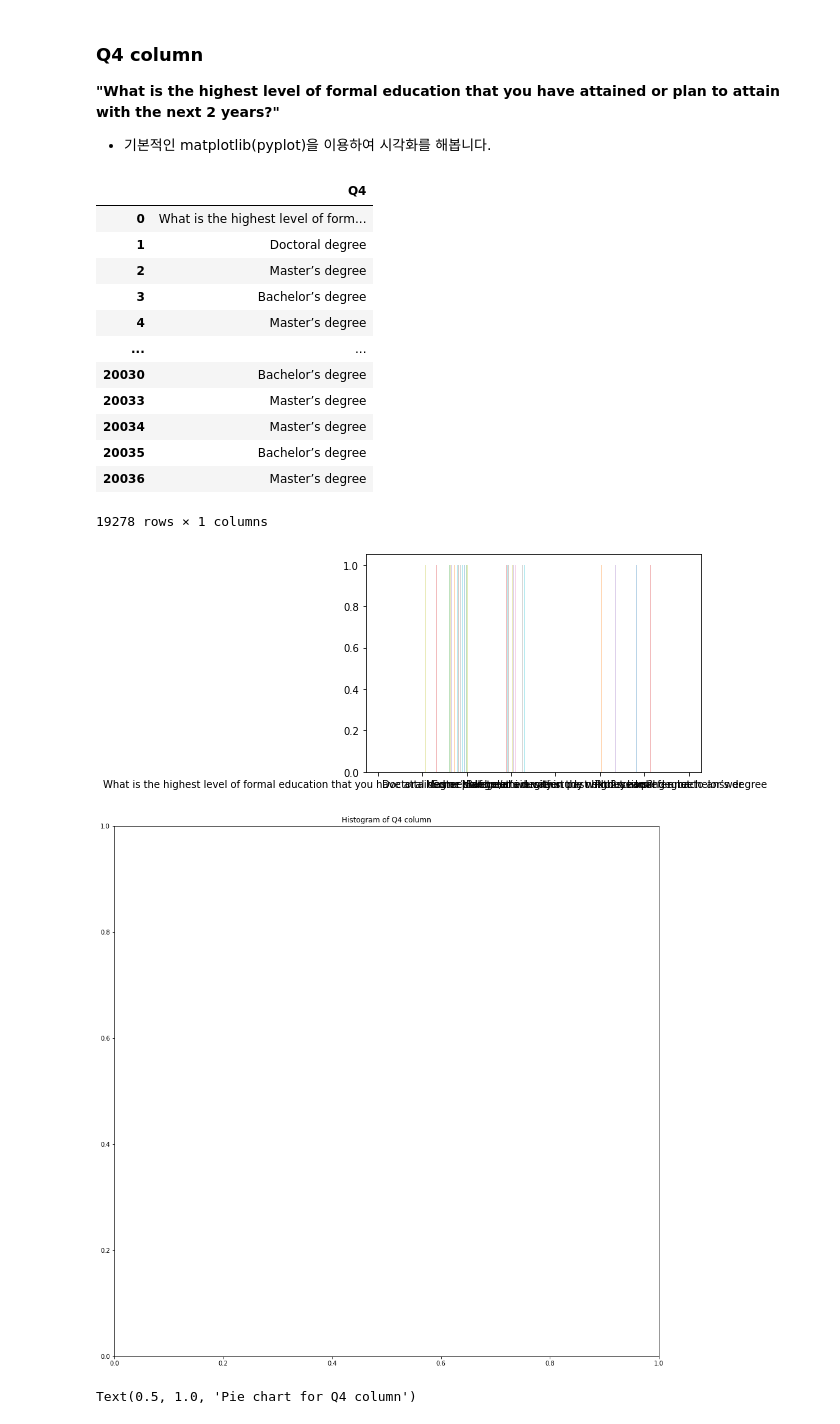
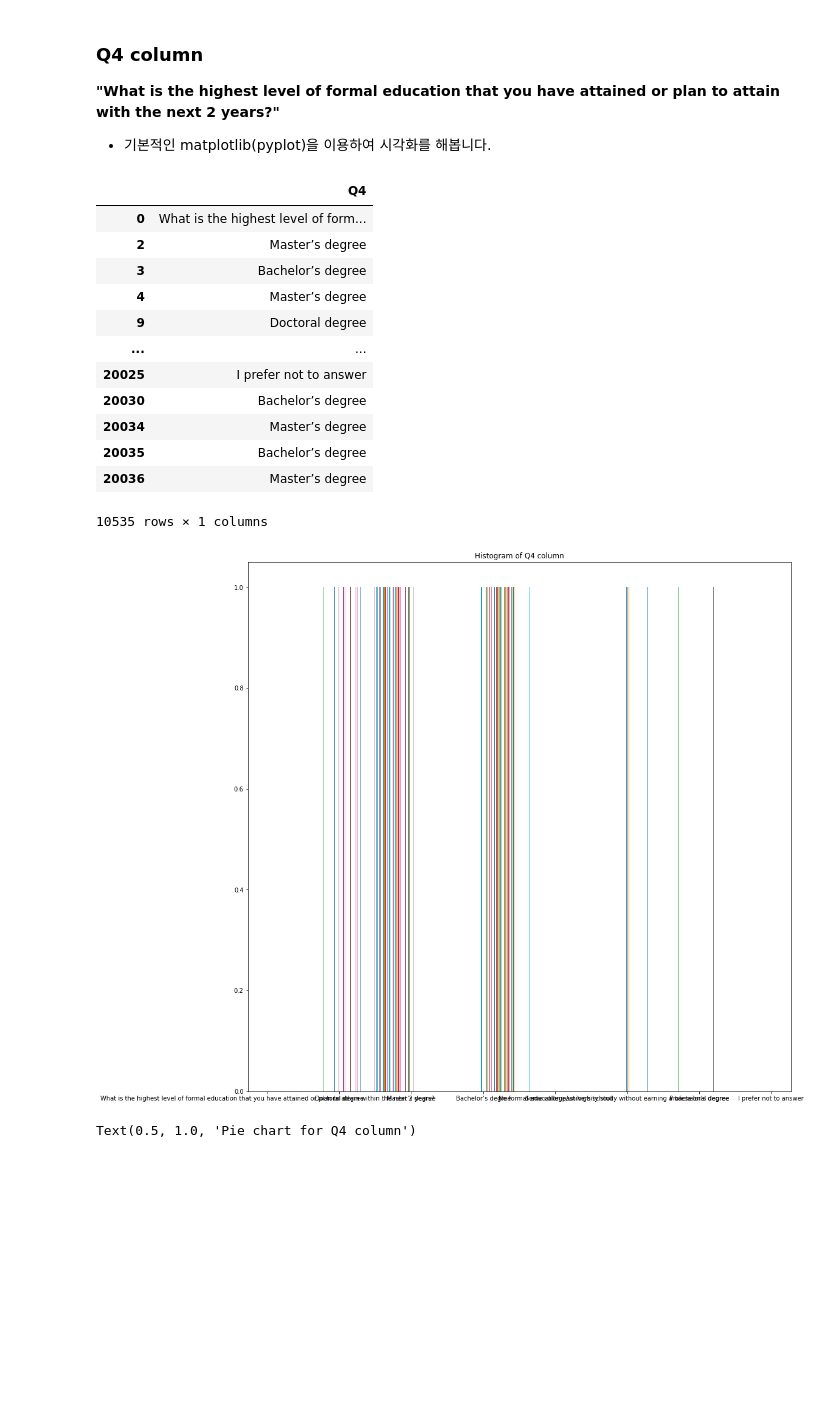
Before and after one commit to taeilkeemm/for-data-study, a Jupyter notebook: 01_04_Kaggle_Survey_EDA(220113).ipynb, the cells around one changed output. Saved outputs shown, nothing was run; the diff lists cells and outputs as text; code cells hidden in the pictures; blank space fills up the shorter version.

```diff
--- a/01_04_Kaggle_Survey_EDA(220113).ipynb
+++ b/01_04_Kaggle_Survey_EDA(220113).ipynb
@@ -31,7 +31,7 @@ data.head()
 # %%
 # edu_column
 # ds_column
-df = data[['Q4', 'Q5']]
+df = data[['Q4', 'Q5', 'Q6', 'Q15', 'Q20', 'Q22']]
 # %%
 # null이 아닌 row만
 df2 = df.dropna(axis=0)
@@ -60,25 +60,24 @@ Q4
 # %% [output]
 |  | Q4 |
 | 0 | What is the highest level of form... |
-| 1 | Doctoral degree |
 | 2 | Master’s degree |
 | 3 | Bachelor’s degree |
 | 4 | Master’s degree |
+| 9 | Doctoral degree |
 | ... | ... |
+| 20025 | I prefer not to answer |
 | 20030 | Bachelor’s degree |
-| 20033 | Master’s degree |
 | 20034 | Master’s degree |
 | 20035 | Bachelor’s degree |
 | 20036 | Master’s degree |
-19278 rows × 1 columns
+10535 rows × 1 columns
 # %%
-plt.hist(Q4, alpha=0.3)
 plt.figure(figsize=(16, 16))
+plt.hist(Q4)
 plt.title("Histogram of Q4 column")
 plt.show()
 # %% [output]
-[figure, old version]
+[figure, new version]
-[figure, removed]
 # %%
 plt.figure(figsize=(16, 16))
 plt.pie(Q4.value_counts(),
```
Also changed, not shown: parts of 4 cells of this notebook.
